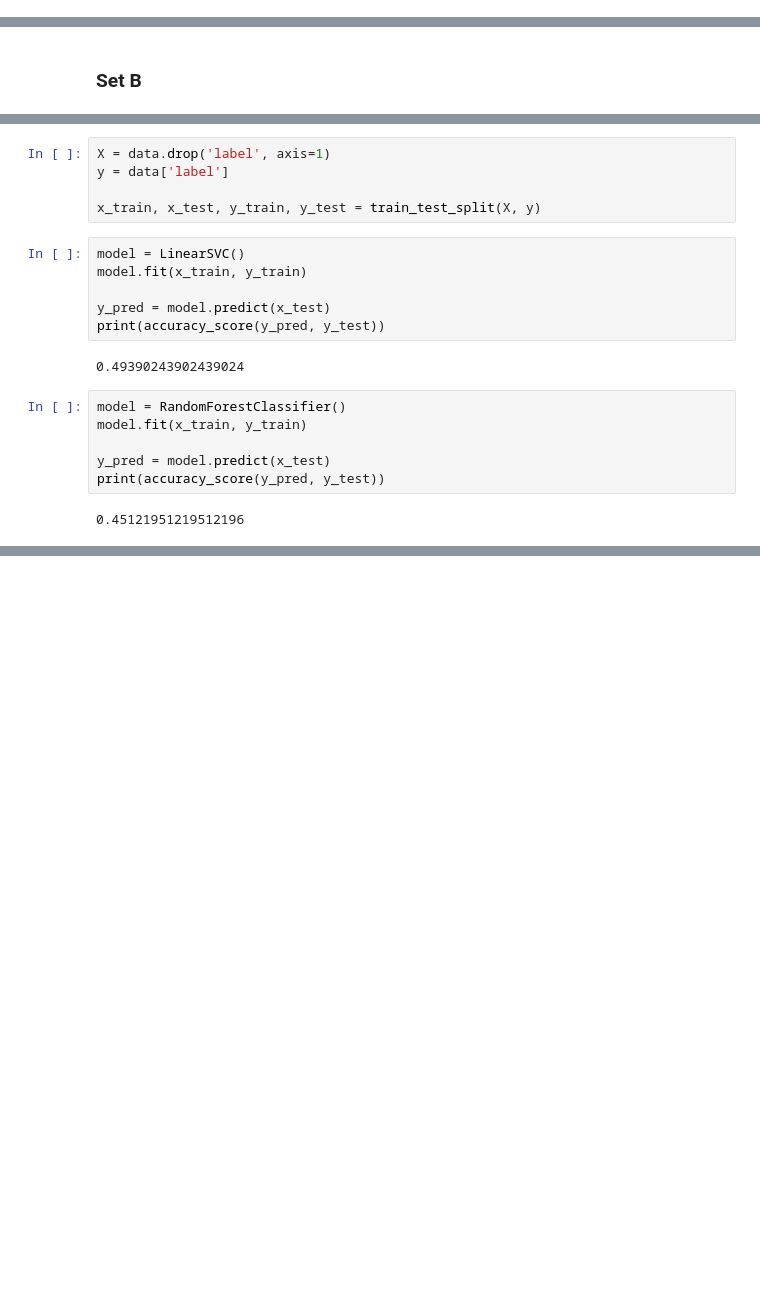
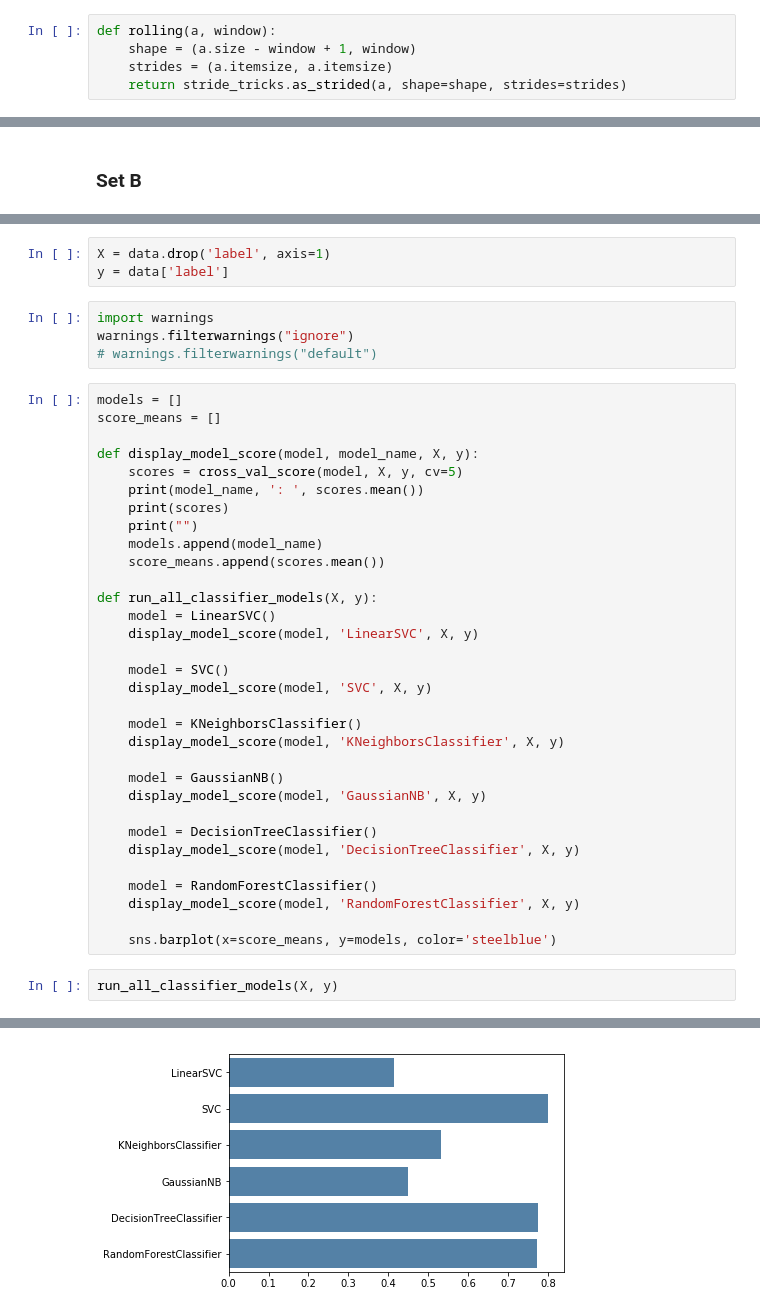
Before and after one commit to jassi-bhullar/ml_time_series_data, a Jupyter notebook: ML Time Series Data.ipynb, the cells around one changed output, grey strips where cells are left out. Cells and saved outputs as stored; diff of their text form; blank space fills up the shorter version.

```diff
--- a/ML Time Series Data.ipynb
+++ b/ML Time Series Data.ipynb
@@ -16,3 +22,8 @@ import numpy as np
 import seaborn as sns
 import matplotlib.pyplot as plt
 %matplotlib inline
+# %%
+def rolling(a, window):
+    shape = (a.size - window + 1, window)
+    strides = (a.itemsize, a.itemsize)
+    return stride_tricks.as_strided(a, shape=shape, strides=strides)
@@ -241,21 +322,42 @@ data.shape
 # %%
 X = data.drop('label', axis=1)
 y = data['label']
-
-x_train, x_test, y_train, y_test = train_test_split(X, y)
-# %%
-model = LinearSVC()
-model.fit(x_train, y_train)
-
-y_pred = model.predict(x_test)
-print(accuracy_score(y_pred, y_test))
-# %% [output]
-0.49390243902439024
-# %%
-model = RandomForestClassifier()
-model.fit(x_train, y_train)
-
-y_pred = model.predict(x_test)
-print(accuracy_score(y_pred, y_test))
-# %% [output]
-0.45121951219512196
+# %%
+import warnings
+warnings.filterwarnings("ignore")
+# warnings.filterwarnings("default")
+# %%
+models = []
+score_means = []
+
+def display_model_score(model, model_name, X, y):
+    scores = cross_val_score(model, X, y, cv=5)
+    print(model_name, ': ', scores.mean())
+    print(scores)
+    print("")
+    models.append(model_name)
+    score_means.append(scores.mean())
+
+def run_all_classifier_models(X, y):
+    model = LinearSVC()
+    display_model_score(model, 'LinearSVC', X, y)
+
+    model = SVC()
+    display_model_score(model, 'SVC', X, y)
+
+    model = KNeighborsClassifier()
+    display_model_score(model, 'KNeighborsClassifier', X, y)
+
+    model = GaussianNB()
+    display_model_score(model, 'GaussianNB', X, y)
+
+    model = DecisionTreeClassifier()
+    display_model_score(model, 'DecisionTreeClassifier', X, y)
+
+    model = RandomForestClassifier()
+    display_model_score(model, 'RandomForestClassifier', X, y)
+
+    sns.barplot(x=score_means, y=models, color='steelblue')
+# %%
+run_all_classifier_models(X, y)
+# %% [output]
@@ -261,0 +381 @@ print(accuracy_score(y_pred, y_test))
+[figure, added]
```
Also changed, not shown: parts of 32 cells of this notebook.
